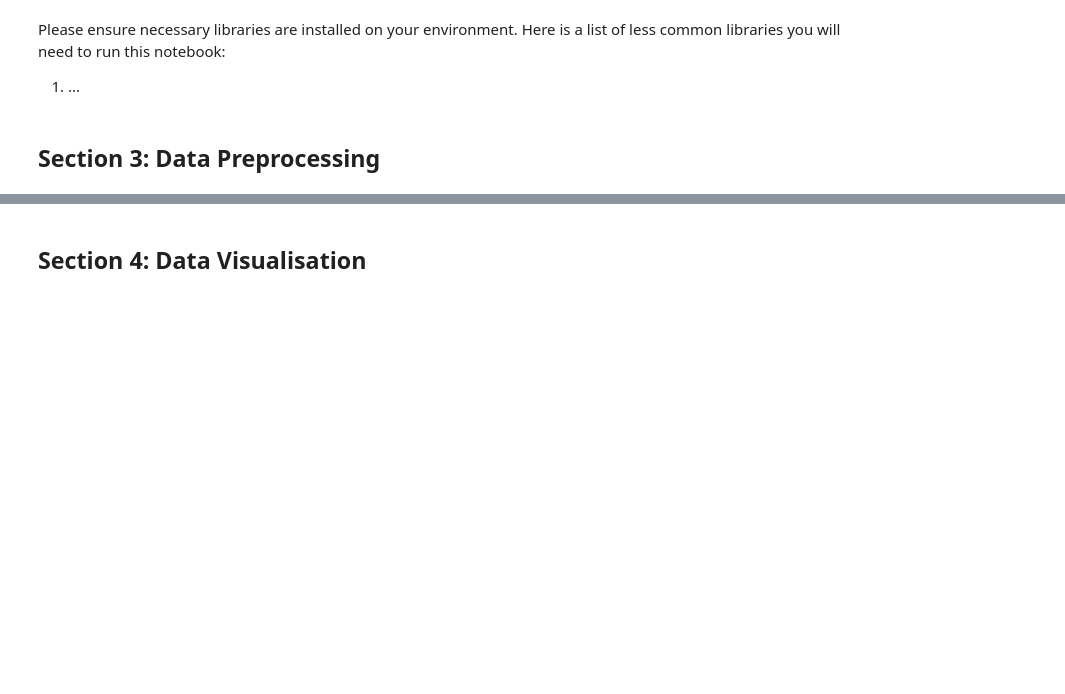
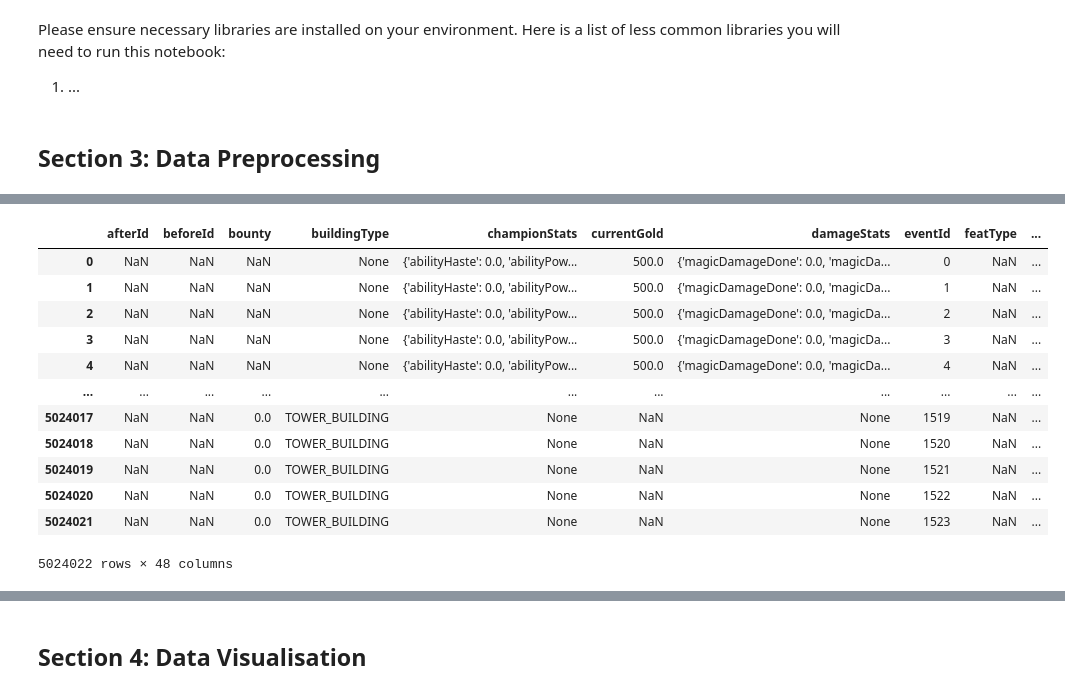
Before and after one commit to lybytes/lol-toxicity-analysis, a Jupyter notebook: ST445_Project_Main.ipynb, the cells around one changed output, grey strips where cells are left out. Saved outputs shown, nothing was run; the diff lists cells and outputs as text; code cells hidden in the pictures; blank space fills up the shorter version.

Commit message:
loaded HuggingFace dataset

```diff
--- a/ST445_Project_Main.ipynb
+++ b/ST445_Project_Main.ipynb
@@ -27,0 +88,23 @@ Please ensure necessary libraries are installed on your environment. Here is a l
+# %%
+# Load events data
+data_events = load_dataset("gptilt/lol-basic-matches-challenger-10k", "events")
+
+# Get americas data and convert to pandas
+df_events_amer = data_events['region_americas'].to_pandas()
+
+# Check data
+df_events_amer
+# %% [output]
+|  | afterId | beforeId | bounty | buildingType | championStats | currentGold | damageStats | eventId | featType | ... |
+| 0 | NaN | NaN | NaN | None | {'abilityHaste': 0.0, 'abilityPow... | 500.0 | {'magicDamageDone': 0.0, 'magicDa... | 0 | NaN | ... |
+| 1 | NaN | NaN | NaN | None | {'abilityHaste': 0.0, 'abilityPow... | 500.0 | {'magicDamageDone': 0.0, 'magicDa... | 1 | NaN | ... |
+| 2 | NaN | NaN | NaN | None | {'abilityHaste': 0.0, 'abilityPow... | 500.0 | {'magicDamageDone': 0.0, 'magicDa... | 2 | NaN | ... |
+| 3 | NaN | NaN | NaN | None | {'abilityHaste': 0.0, 'abilityPow... | 500.0 | {'magicDamageDone': 0.0, 'magicDa... | 3 | NaN | ... |
+| 4 | NaN | NaN | NaN | None | {'abilityHaste': 0.0, 'abilityPow... | 500.0 | {'magicDamageDone': 0.0, 'magicDa... | 4 | NaN | ... |
+| ... | ... | ... | ... | ... | ... | ... | ... | ... | ... | ... |
+| 5024017 | NaN | NaN | 0.0 | TOWER_BUILDING | None | NaN | None | 1519 | NaN | ... |
+| 5024018 | NaN | NaN | 0.0 | TOWER_BUILDING | None | NaN | None | 1520 | NaN | ... |
+| 5024019 | NaN | NaN | 0.0 | TOWER_BUILDING | None | NaN | None | 1521 | NaN | ... |
+| 5024020 | NaN | NaN | 0.0 | TOWER_BUILDING | None | NaN | None | 1522 | NaN | ... |
+| 5024021 | NaN | NaN | 0.0 | TOWER_BUILDING | None | NaN | None | 1523 | NaN | ... |
+5024022 rows × 48 columns
```
Also changed, not shown: parts of 11 cells of this notebook.
